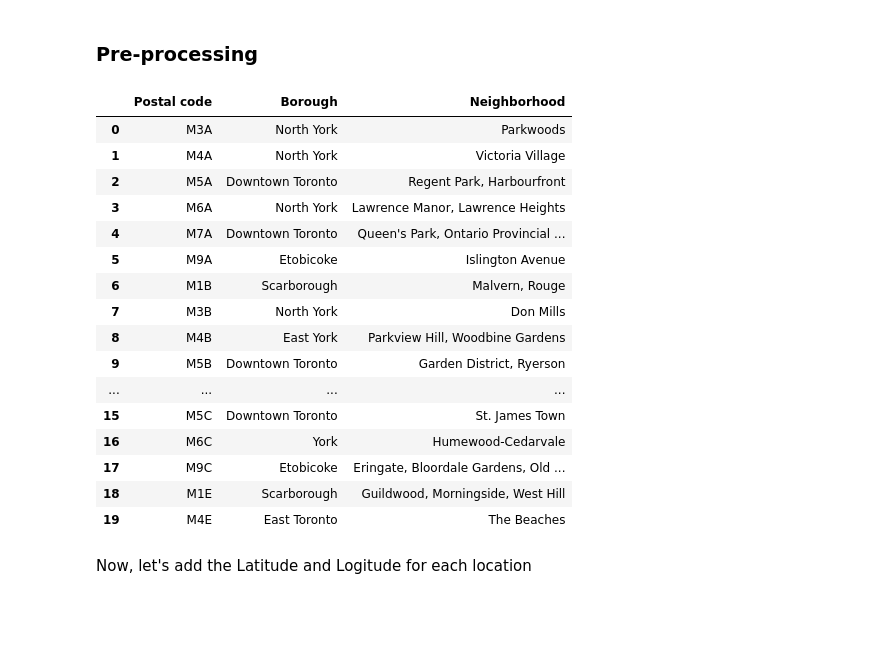
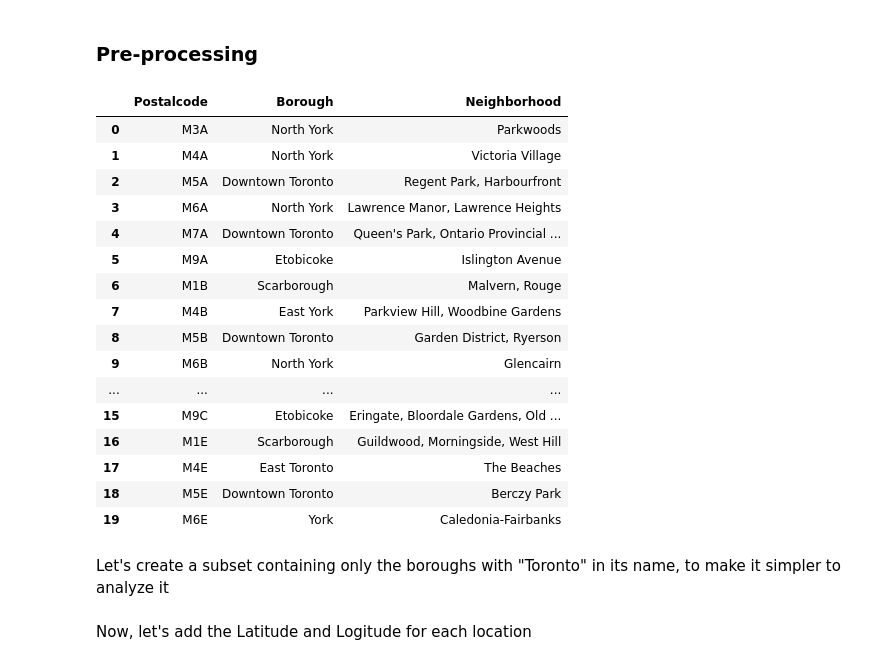
Before and after one commit to DiegoCarrillo95/Data_Science_Capstone, a Jupyter notebook: capstone_notebook.ipynb, the cells around one changed output. Drawn from its saved outputs; the diff is of its cells as text; code cells hidden in the pictures; blank space fills up the shorter version.

```diff
--- a/capstone_notebook.ipynb
+++ b/capstone_notebook.ipynb
@@ -26,20 +30,23 @@ df_toronto = wikitable[0]
 # %%
 # Drop all rows where borough is not assigned
 df_toronto.drop(df_toronto[df_toronto['Borough'] == 'Not assigned'].index, inplace = True)
+
+# Drop duplicate values
+df_toronto.drop_duplicates(subset = 'Neighborhood', keep = False, inplace = True)
 
 # As neighborhoods are already grouped by postal codes, only replace the slashes with commas
 for i in df_toronto.index:
     df_toronto.at[i, 'Neighborhood'] = df_toronto.at[i, 'Neighborhood'].replace(" /", ",")
 
 # Also, there are no "Not assigned" neighborhoods, so there is no need to correct it
 
 # Reset the index, as some rows were dropped
 df_toronto.reset_index(drop = True, inplace = True)
 
 # Print the dataframe
 df_toronto.head(20)
 # %% [output]
-|  | Postal code | Borough | Neighborhood |
+|  | Postalcode | Borough | Neighborhood |
 | 0 | M3A | North York | Parkwoods |
 | 1 | M4A | North York | Victoria Village |
 | 2 | M5A | Downtown Toronto | Regent Park, Harbourfront |
@@ -47,12 +54,14 @@ df_toronto.head(20)
 | 4 | M7A | Downtown Toronto | Queen's Park, Ontario Provincial ... |
 | 5 | M9A | Etobicoke | Islington Avenue |
 | 6 | M1B | Scarborough | Malvern, Rouge |
-| 7 | M3B | North York | Don Mills |
-| 8 | M4B | East York | Parkview Hill, Woodbine Gardens |
-| 9 | M5B | Downtown Toronto | Garden District, Ryerson |
+| 7 | M4B | East York | Parkview Hill, Woodbine Gardens |
+| 8 | M5B | Downtown Toronto | Garden District, Ryerson |
+| 9 | M6B | North York | Glencairn |
 | ... | ... | ... | ... |
-| 15 | M5C | Downtown Toronto | St. James Town |
-| 16 | M6C | York | Humewood-Cedarvale |
-| 17 | M9C | Etobicoke | Eringate, Bloordale Gardens, Old ... |
-| 18 | M1E | Scarborough | Guildwood, Morningside, West Hill |
-| 19 | M4E | East Toronto | The Beaches |
+| 15 | M9C | Etobicoke | Eringate, Bloordale Gardens, Old ... |
+| 16 | M1E | Scarborough | Guildwood, Morningside, West Hill |
+| 17 | M4E | East Toronto | The Beaches |
+| 18 | M5E | Downtown Toronto | Berczy Park |
+| 19 | M6E | York | Caledonia-Fairbanks |
+# %% [markdown]
+Let's create a subset containing only the boroughs with "Toronto" in its name, to make it simpler to analyze it
```
Also changed, not shown: parts of 11 cells of this notebook.
